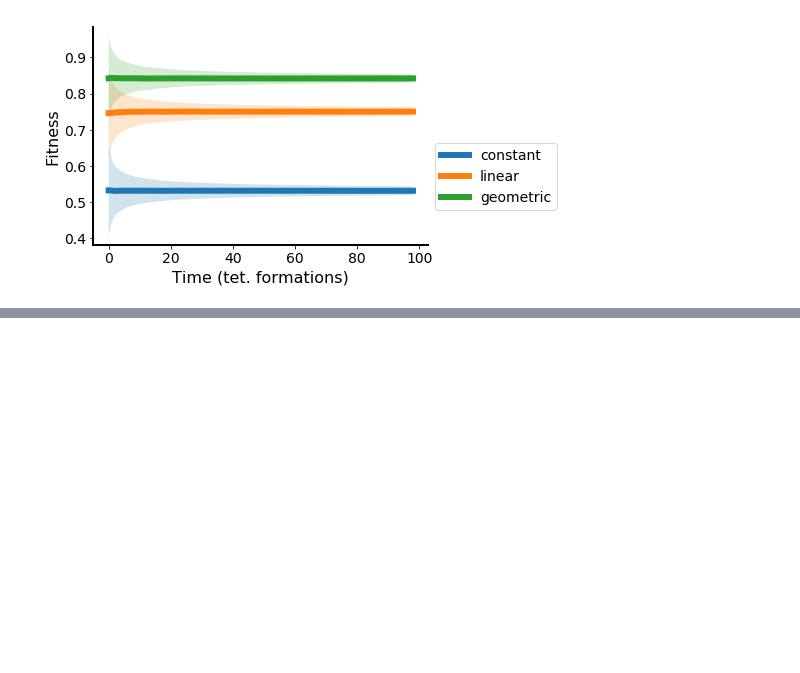
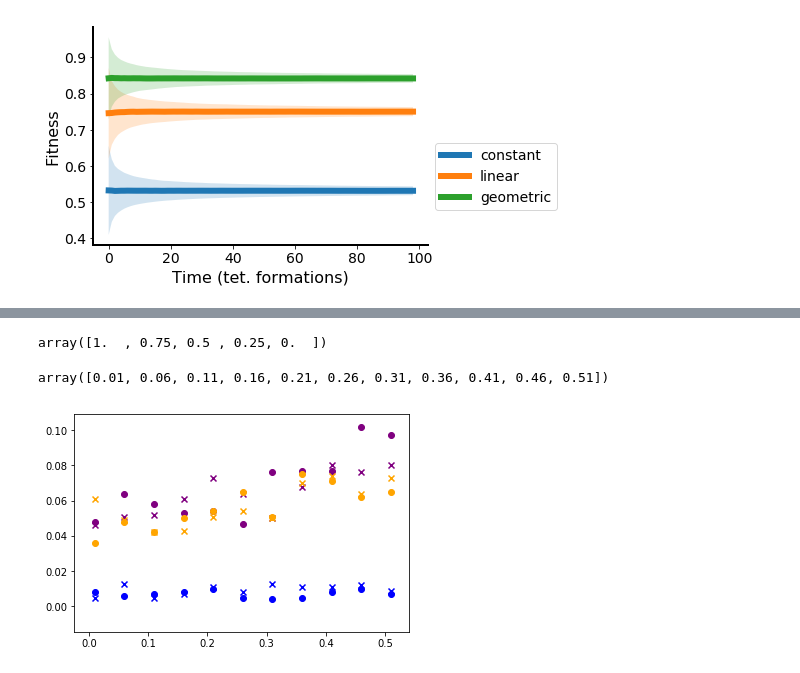
Before and after one commit to nkrishnan94/leukemia_p53, a Jupyter notebook: p53 tetramer.ipynb, the cells around one changed output, grey strips where cells are left out. Drawn from its saved outputs; the diff is of its cells as text; code cells hidden in the pictures; blank space fills up the shorter version.

```diff
--- a/p53 tetramer.ipynb
+++ b/p53 tetramer.ipynb
@@ -446,9 +362,0 @@ False
-# %%
-N=50
-e=500
-Ne_arr=np.zeros(5)
-Ne_arr[1:]= N #+np.array([50,50,50,50])
-Ne_arr[0 ] =N
-fits_ = np.array([.95,.949,.949,.949,.949])
-time= 5000
-inits= np.array([0,0,0,0,0,int(N/2),int(N/2),0,0,0])
@@ -537,2 +362,0 @@ array([ 0., 49., 50., 50., 50.])
-# %%
-P_mat[np.arange(5),np.arange(-5,0)[::-1]] =1
@@ -541,2 +362,0 @@ array([-1, -2, -3, -4, -5])
-# %%
- pop[:5] = (Ne_arr - pop[5:])[::-1]
@@ -546,0 +438,4 @@ array([  50., 1050., 1050., 1050., 1050.])
+# %%
+fits_lin
+# %% [output]
+array([1.  , 0.75, 0.5 , 0.25, 0.  ])
@@ -546,0 +494,36 @@ array([  50., 1050., 1050., 1050., 1050.])
+# %%
+np.arange(0.01,0.52,0.05)
+# %% [output]
+array([0.01, 0.06, 0.11, 0.16, 0.21, 0.26, 0.31, 0.36, 0.41, 0.46, 0.51])
+# %%
+N=100
+r=0.9
+
+w_space =np.arange(0.01,0.52,0.05)
+models = np.array(['constant','linear','geo'])
+mode_space =np.array([True,False])
+samp = 1000
+results = np.zeros((samp,len(w_space),len(models),len(mode_space),7))
+for n in tqdm(range(samp)):
+    for i,w_0 in enumerate(w_space):
+        for j,mod in enumerate(models):
+            for k,mode in enumerate(mode_space):
+                finished= False
+                while not finished:
+                    try:
+                        out= run_fix_sims(N,r,w_0,mod,mode)
+
+                        results[n,i,j,k,:6] = out[0]
+                        results[n,i,j,k,6] = out[1]
+                        finished= True
+                    except:
+                        None
+# %%
+colors = ['b','purple','orange']
+[-]
+for w in range(len(w_space)):
+    for m in range(len(models)):
+        plt.scatter(w_space[w], np.sum(results[:,w,m,1,1]!=0)/len(results[:,w,m,1,1]!=0),c=colors[m],marker='x')
+        plt.scatter(w_space[w], np.sum(results[:,w,m,0,1]!=0)/len(results[:,w,m,0,1]!=0),c=colors[m],marker='o')
+# %% [output]
+[figure, added]
```
Also changed, not shown: parts of 66 cells of this notebook.
